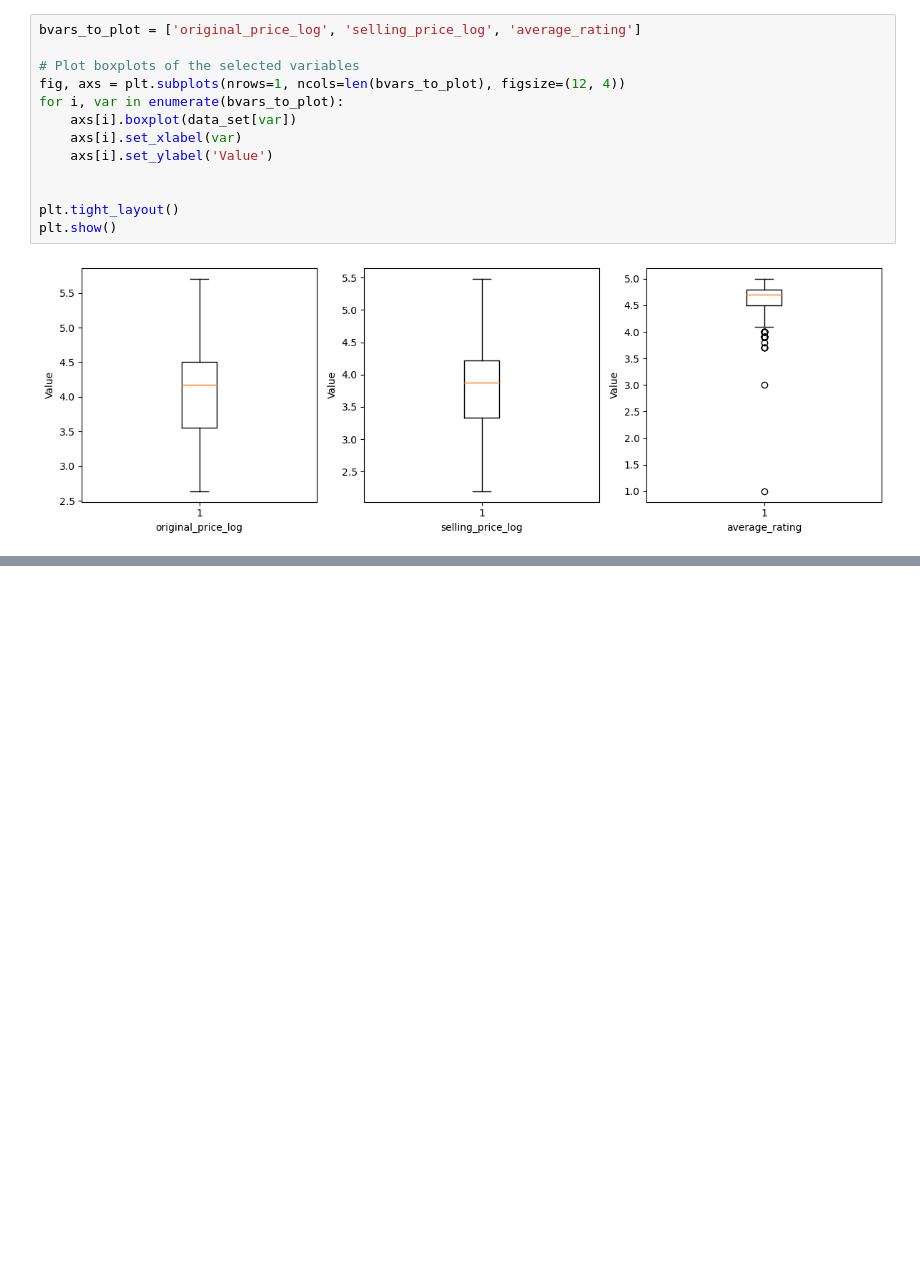
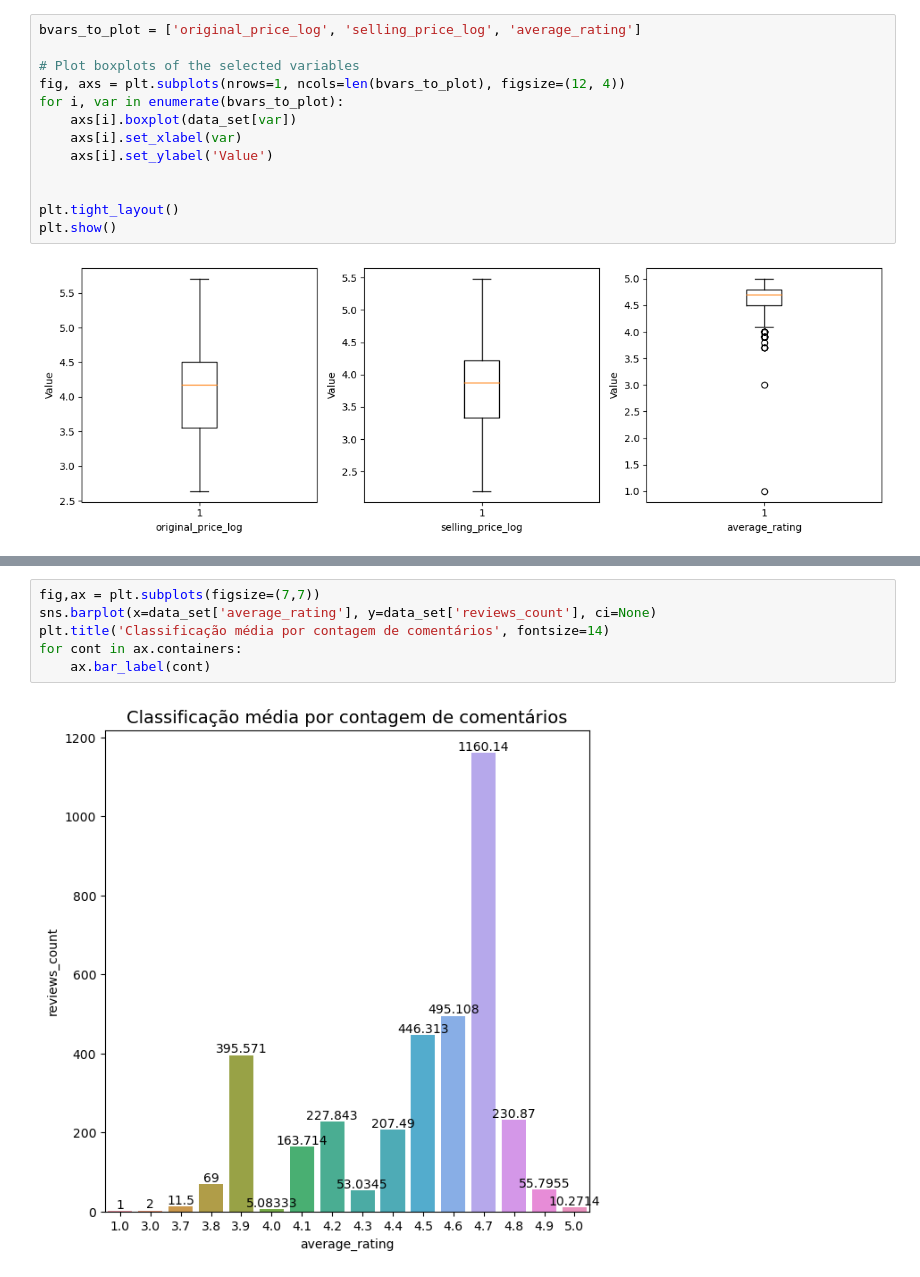
Before and after one commit to baldeamadu/Adidas_EDA, a Jupyter notebook: ADIDAS_EDA.ipynb, the cells around one changed output, grey strips where cells are left out. Saved outputs shown, nothing was run; the diff lists cells and outputs as text; blank space fills up the shorter version.

```diff
--- a/ADIDAS_EDA.ipynb
+++ b/ADIDAS_EDA.ipynb
@@ -334,0 +441,8 @@ sns.heatmap(data_set[vars_to_plot].corr(), annot=True, fmt='.2f')
+# %%
+fig,ax = plt.subplots(figsize=(7,7))
+sns.barplot(x=data_set['average_rating'], y=data_set['reviews_count'], ci=None)
+plt.title('Classificação média por contagem de comentários', fontsize=14)
+for cont in ax.containers:
+    ax.bar_label(cont)
+# %% [output]
+[figure, added]
```
Also changed, not shown: parts of 15 cells of this notebook.
